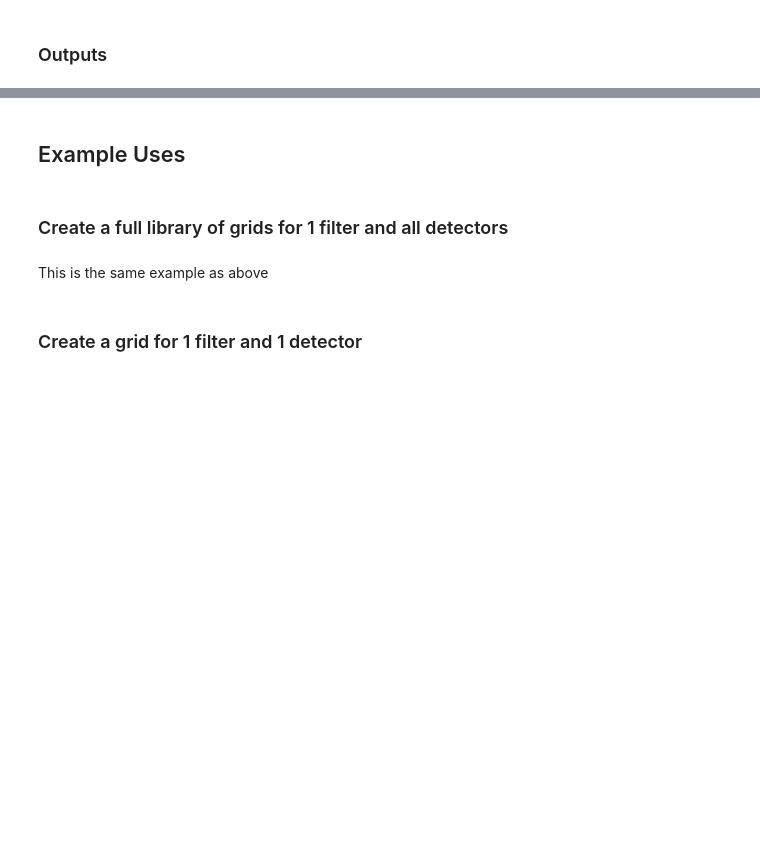
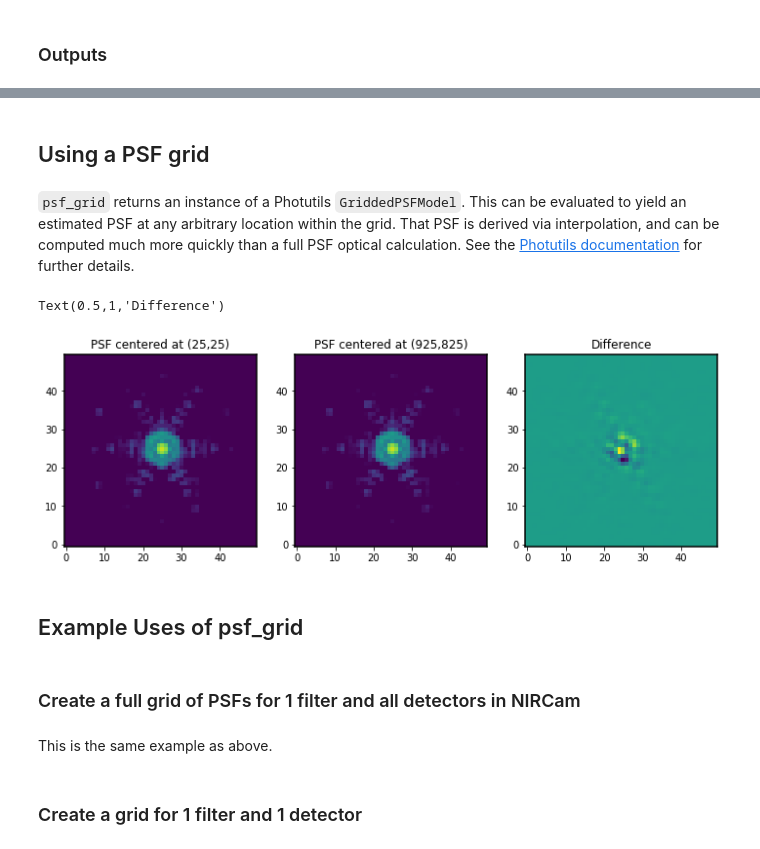
Before and after one commit to spacetelescope/webbpsf, a Jupyter notebook: notebooks/Gridded_PSF_Library.ipynb, the cells around one changed output, grey strips where cells are left out. Drawn from its saved outputs; the diff is of its cells as text; code cells hidden in the pictures; blank space fills up the shorter version.

```diff
--- a/notebooks/Gridded_PSF_Library.ipynb
+++ b/notebooks/Gridded_PSF_Library.ipynb
@@ -83,12 +114,41 @@ If you set `save=True`, the `GriddedPSFModel` will be saved as a `FITS` object.
         monochromatic(=None), fov_arcsec(=None), fov_pixels(=101), oversample(=4),
         detector_oversample(=None), fft_oversample(=None), normalize(='first'),
         add_distortion(=True), and crop_psf(=True)
+# %% [markdown]
+## Using a PSF grid
+# %% [markdown]
+`psf_grid` returns an instance of a Photutils `GriddedPSFModel`. This can be evaluated to yield an estimated PSF at any arbitrary location within the grid. That PSF is derived via interpolation, and can be computed much more quickly than a full PSF optical calculation. See the [Photutils documentation](https://photutils.readthedocs.io/) for further details.
+# %%
+# Create a 3x3 grid of PSFs for NIRISS
+nis = webbpsf.NIRISS()
+nis.filter = "F430M"
+nis_grid = nis.psf_grid(num_psfs=9, verbose=False)
+# %%
+# Let's get a PSF near the corner of the detector
+y, x = np.mgrid[0:50, 0:50]
+psf = nis_grid.evaluate(x=x, y=y, flux=1, x_0=25, y_0=25)
+
+# And closer to the center
+y, x = np.mgrid[800:850, 900:950]
+psf2 = nis_grid.evaluate(x=x, y=y, flux=1, x_0=925, y_0=825)
+
+# Display them and their subtle differences
+fig, ax = plt.subplots(ncols=3, figsize=(12,6))
+ax[0].imshow(psf, norm=matplotlib.colors.LogNorm(vmax=0.01, vmin=1e-5))
+ax[0].set_title("PSF centered at (25,25)")
+ax[1].imshow(psf2, norm=matplotlib.colors.LogNorm(vmax=0.01, vmin=1e-5))
+ax[1].set_title("PSF centered at (925,825)")
+ax[2].imshow(psf2-psf)
+ax[2].set_title("Difference")
+# %% [output]
+Text(0.5,1,'Difference')
+[figure, added]
 # %% [markdown]
-## Example Uses
+## Example Uses of psf_grid
 # %% [markdown]
-### Create a full library of grids for 1 filter and all detectors
+### Create a full grid of PSFs for 1 filter and all detectors in NIRCam
 # %% [markdown]
-This is the same example as above
+This is the same example as above.
 # %%
 nir = webbpsf.NIRCam()
 nir.filter = "F090W"
```
Also changed, not shown: parts of 17 cells of this notebook, 6 other files.
